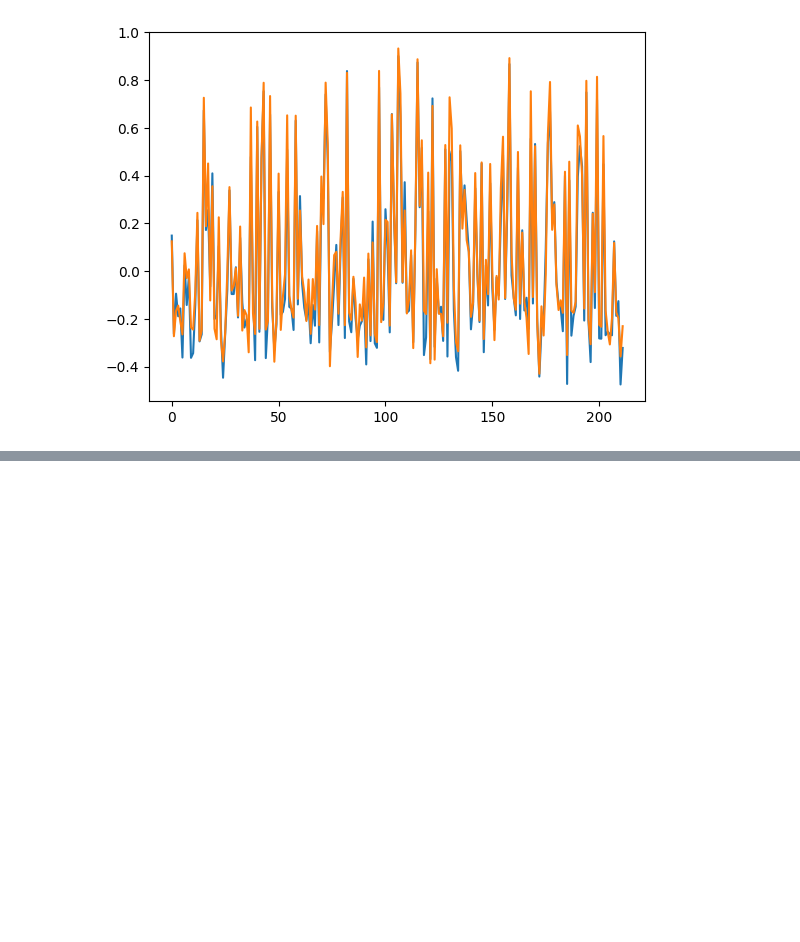
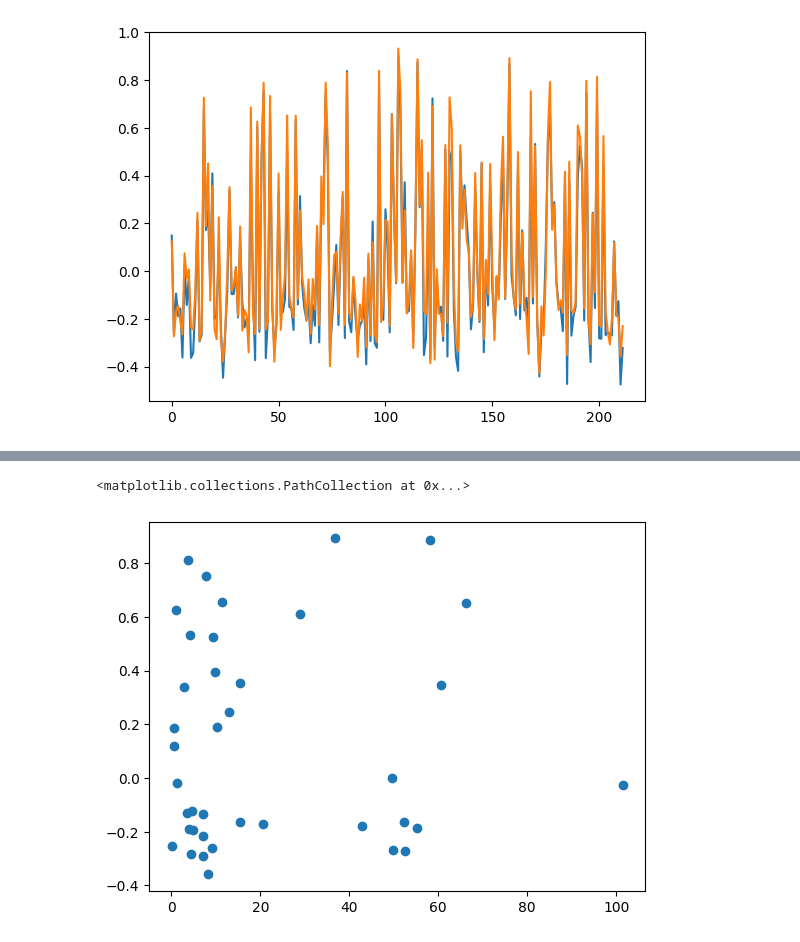
Before and after one commit to mariakesa/neural-computation-blog-python-code, a Jupyter notebook: Allen-Stimulus-Response/first_q.ipynb, the cells around one changed output, grey strips where cells are left out. Saved outputs shown, nothing was run; the diff lists cells and outputs as text; code cells hidden in the pictures; blank space fills up the shorter version.

```diff
--- a/Allen-Stimulus-Response/first_q.ipynb
+++ b/Allen-Stimulus-Response/first_q.ipynb
@@ -21,0 +83,8 @@ plt.plot(df['var_exp_dino'])
+# %%
+rel=merged_df['rf_distance_lsn']
+dino=merged_df['var_exp_dino']
+
+plt.scatter(rel,dino)
+# %% [output]
+<matplotlib.collections.PathCollection at 0x...>
+[figure, added]
```
Also changed, not shown: parts of 6 cells of this notebook.
